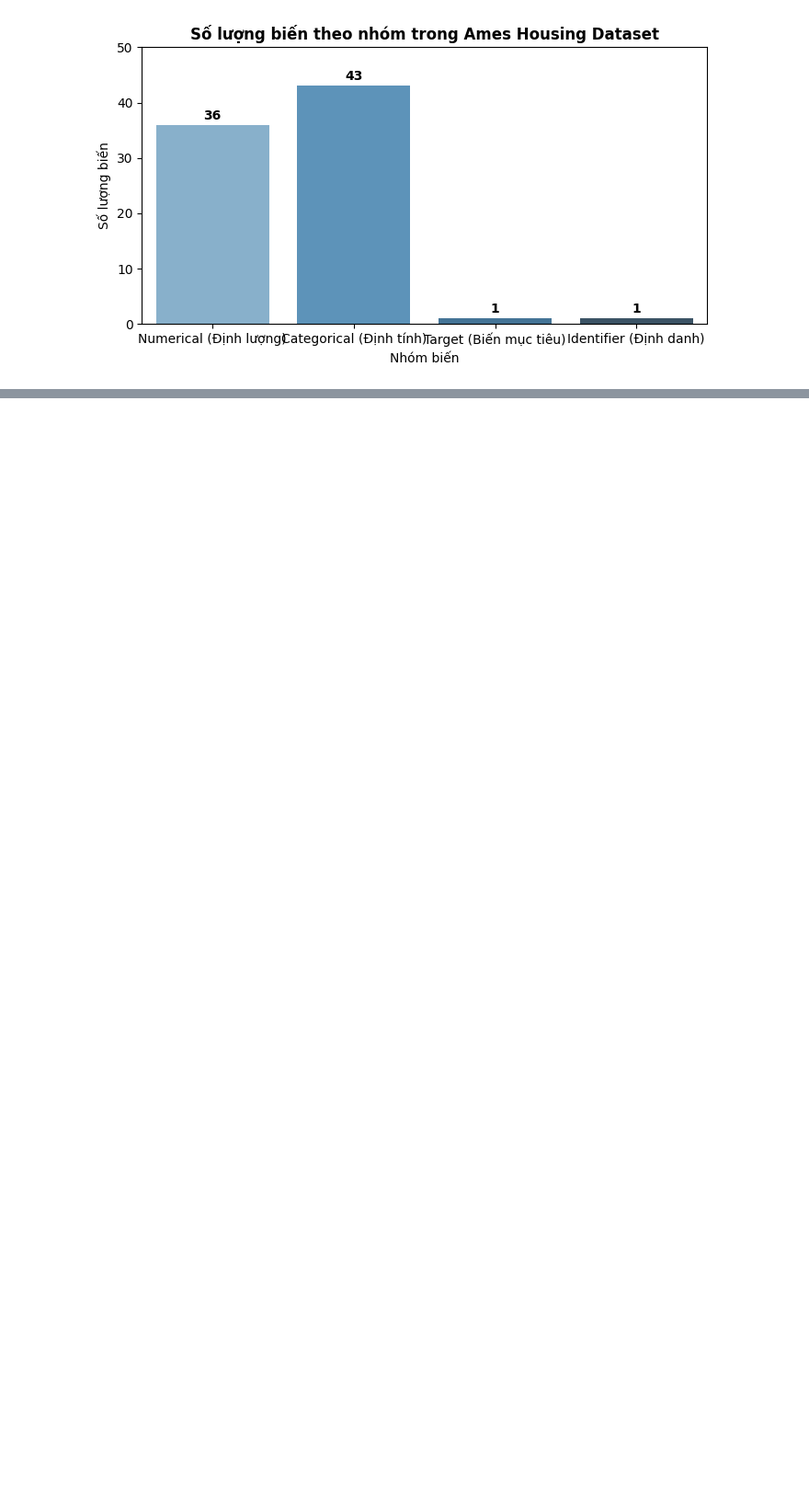
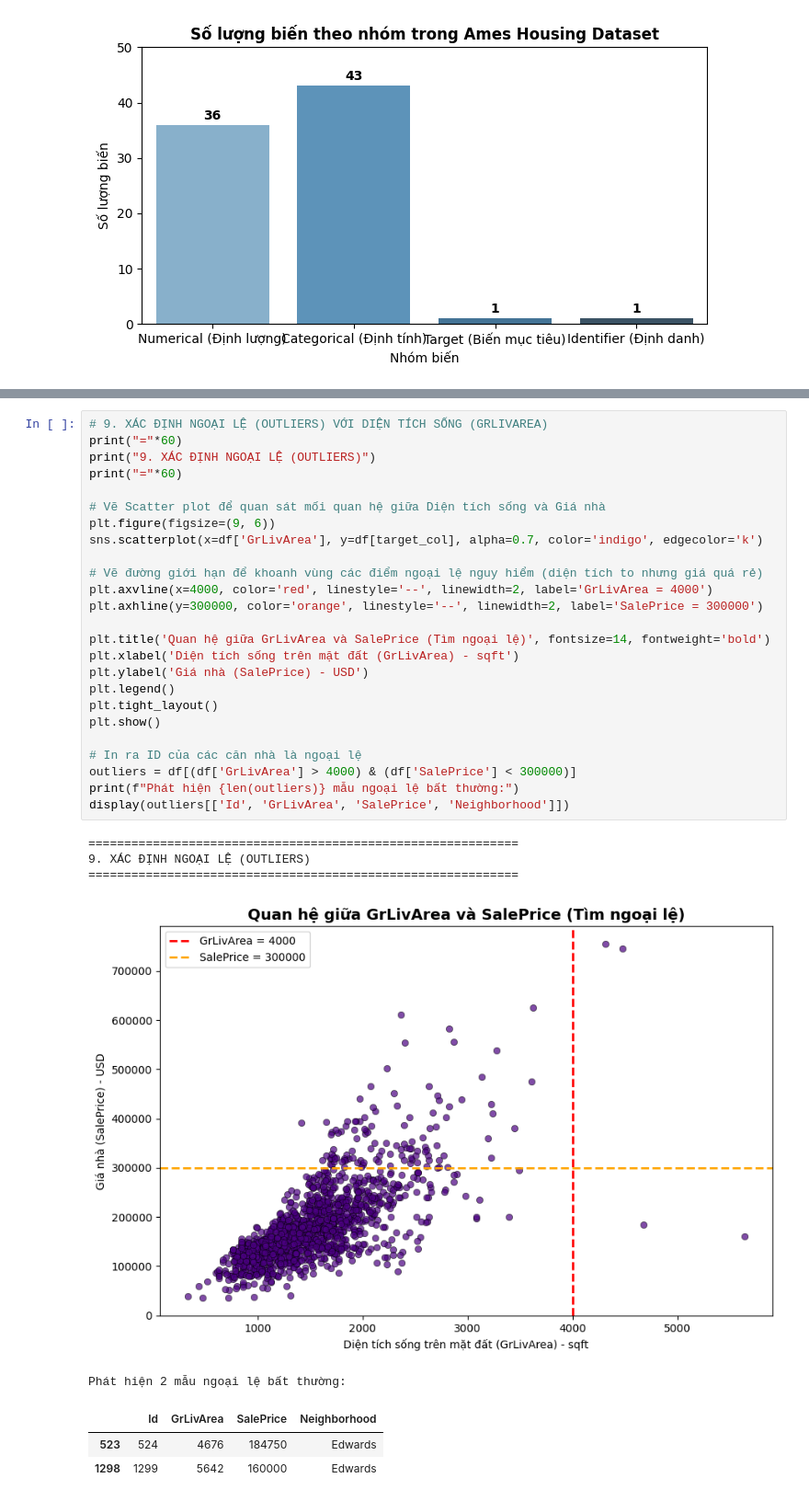
Before and after one commit to DangHau19/MLGroup, a Jupyter notebook: Tuan03/DatTenGiDay.ipynb, the cells around one changed output, grey strips where cells are left out. Shown at 92% size. Drawn from its saved outputs; the diff is of its cells as text; blank space fills up the shorter version.

```diff
--- a/Tuan03/DatTenGiDay.ipynb
+++ b/Tuan03/DatTenGiDay.ipynb
@@ -145,0 +255,34 @@ plt.show()
+# %%
+# 9. XÁC ĐỊNH NGOẠI LỆ (OUTLIERS) VỚI DIỆN TÍCH SỐNG (GRLIVAREA)
+print("="*60)
+print("9. XÁC ĐỊNH NGOẠI LỆ (OUTLIERS)")
+print("="*60)
+
+# Vẽ Scatter plot để quan sát mối quan hệ giữa Diện tích sống và Giá nhà
+plt.figure(figsize=(9, 6))
+sns.scatterplot(x=df['GrLivArea'], y=df[target_col], alpha=0.7, color='indigo', edgecolor='k')
+
+# Vẽ đường giới hạn để khoanh vùng các điểm ngoại lệ nguy hiểm (diện tích to nhưng giá quá rẻ)
+plt.axvline(x=4000, color='red', linestyle='--', linewidth=2, label='GrLivArea = 4000')
+plt.axhline(y=300000, color='orange', linestyle='--', linewidth=2, label='SalePrice = 300000')
+
+plt.title('Quan hệ giữa GrLivArea và SalePrice (Tìm ngoại lệ)', fontsize=14, fontweight='bold')
+plt.xlabel('Diện tích sống trên mặt đất (GrLivArea) - sqft')
+plt.ylabel('Giá nhà (SalePrice) - USD')
+plt.legend()
+plt.tight_layout()
+plt.show()
+
+# In ra ID của các căn nhà là ngoại lệ
+outliers = df[(df['GrLivArea'] > 4000) & (df['SalePrice'] < 300000)]
+print(f"Phát hiện {len(outliers)} mẫu ngoại lệ bất thường:")
+display(outliers[['Id', 'GrLivArea', 'SalePrice', 'Neighborhood']])
+# %% [output]
+============================================================
+9. XÁC ĐỊNH NGOẠI LỆ (OUTLIERS)
+============================================================
+[figure, added]
+Phát hiện 2 mẫu ngoại lệ bất thường:
+|  | Id | GrLivArea | SalePrice | Neighborhood |
+| 523 | 524 | 4676 | 184750 | Edwards |
+| 1298 | 1299 | 5642 | 160000 | Edwards |
```
Also changed, not shown: parts of 3 cells of this notebook.
